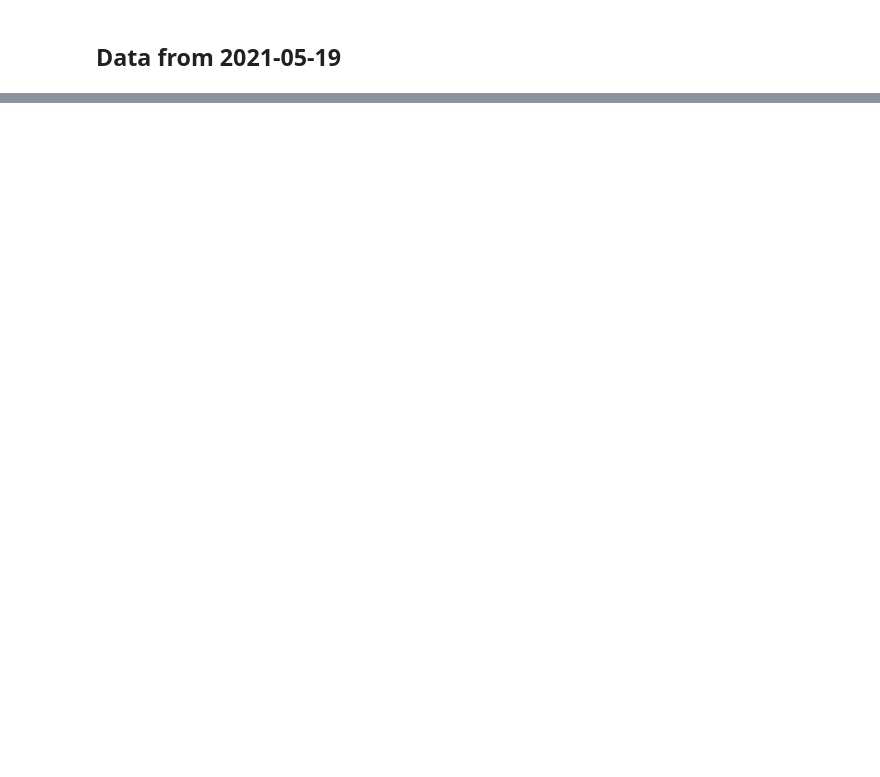
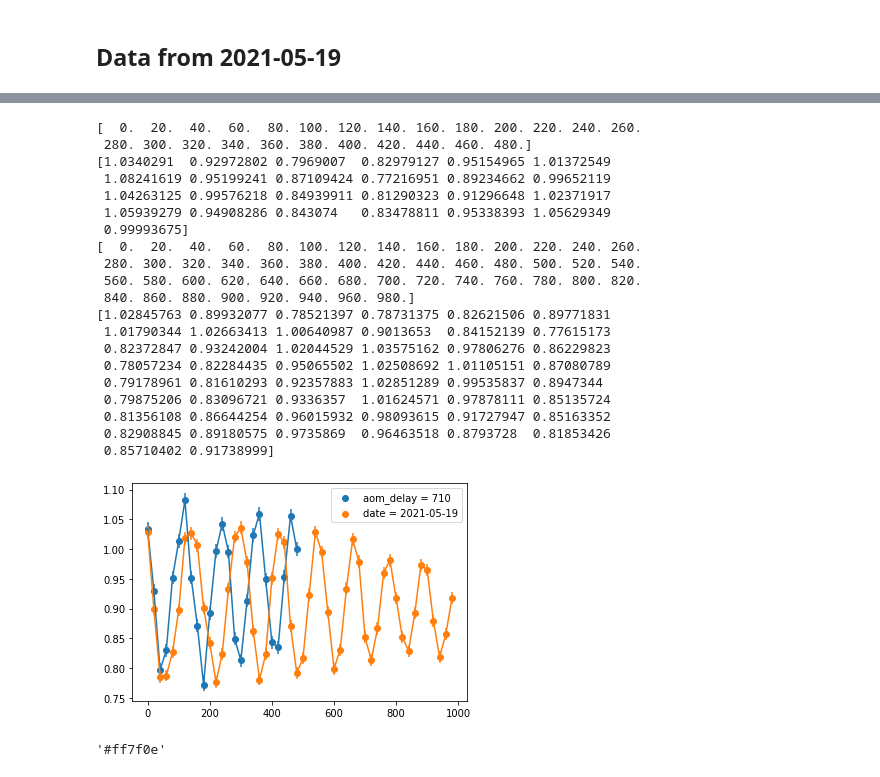
Before and after one commit to ejlilie/Jupyter, a Jupyter notebook: EthanDataAnalysis.ipynb, the cells around one changed output, grey strips where cells are left out. Saved outputs shown, nothing was run; the diff lists cells and outputs as text; code cells hidden in the pictures; blank space fills up the shorter version.

```diff
--- a/EthanDataAnalysis.ipynb
+++ b/EthanDataAnalysis.ipynb
@@ -433,0 +348,55 @@ plotsingledatafile(data,pos,xaxis=r'test',yaxis=r'test')
+# %%
+
+
+data = extract_data(aom_delay = 710)
+pos = 0
+x1, y1, y1errb = analyze_data(data, pos)
+print(x1)
+print(y1)
+
+data1 = extract_data(date = '2021-05-19')
+pos1 = 0
+x01, y01, y01errb = analyze_data(data1, pos1)
+
+print(x01)
+print(y01)
+
+fig = plt.figure()
+ax1 = fig.add_subplot(111)
+a = ax1.scatter(x1, y1)
+ax1.errorbar(x1, y1, yerr=y1errb, fmt="None", color = c[0].get_color())
+b = ax1.scatter(x01, y01)
+ax1.errorbar(x01, y01, yerr=y01errb, fmt="None", color =
+d[0].get_color())
+c = ax1.plot(x1, y1)
+d = ax1.plot(x01, y01)
+plt.legend([a, b],['aom_delay = 710', 'date = 2021-05-19']);
+plt.show()
+
+
+xaxis=r'frequency(GHz)',yaxis=r'Fluor(a.u.)'
+
+d[0].get_color()
+# %% [output]
+[  0.  20.  40.  60.  80. 100. 120. 140. 160. 180. 200. 220. 240. 260.
+ 280. 300. 320. 340. 360. 380. 400. 420. 440. 460. 480.]
+[1.0340291  0.92972802 0.7969007  0.82979127 0.95154965 1.01372549
+ 1.08241619 0.95199241 0.87109424 0.77216951 0.89234662 0.99652119
+ 1.04263125 0.99576218 0.84939911 0.81290323 0.91296648 1.02371917
+ 1.05939279 0.94908286 0.843074   0.83478811 0.95338393 1.05629349
+ 0.99993675]
+[  0.  20.  40.  60.  80. 100. 120. 140. 160. 180. 200. 220. 240. 260.
+ 280. 300. 320. 340. 360. 380. 400. 420. 440. 460. 480. 500. 520. 540.
+ 560. 580. 600. 620. 640. 660. 680. 700. 720. 740. 760. 780. 800. 820.
+ 840. 860. 880. 900. 920. 940. 960. 980.]
+[1.02845763 0.89932077 0.78521397 0.78731375 0.82621506 0.89771831
+ 1.01790344 1.02663413 1.00640987 0.9013653  0.84152139 0.77615173
+ 0.82372847 0.93242004 1.02044529 1.03575162 0.97806276 0.86229823
+ 0.78057234 0.82284435 0.95065502 1.02508692 1.01105151 0.87080789
+ 0.79178961 0.81610293 0.92357883 1.02851289 0.99535837 0.8947344
+ 0.79875206 0.83096721 0.9336357  1.01624571 0.97878111 0.85135724
+ 0.81356108 0.86644254 0.96015932 0.98093615 0.91727947 0.85163352
+ 0.82908845 0.89180575 0.9735869  0.96463518 0.8793728  0.81853426
+ 0.85710402 0.91738999]
+[figure, added]
+'#ff7f0e'
```
Also changed, not shown: parts of 13 cells of this notebook.
